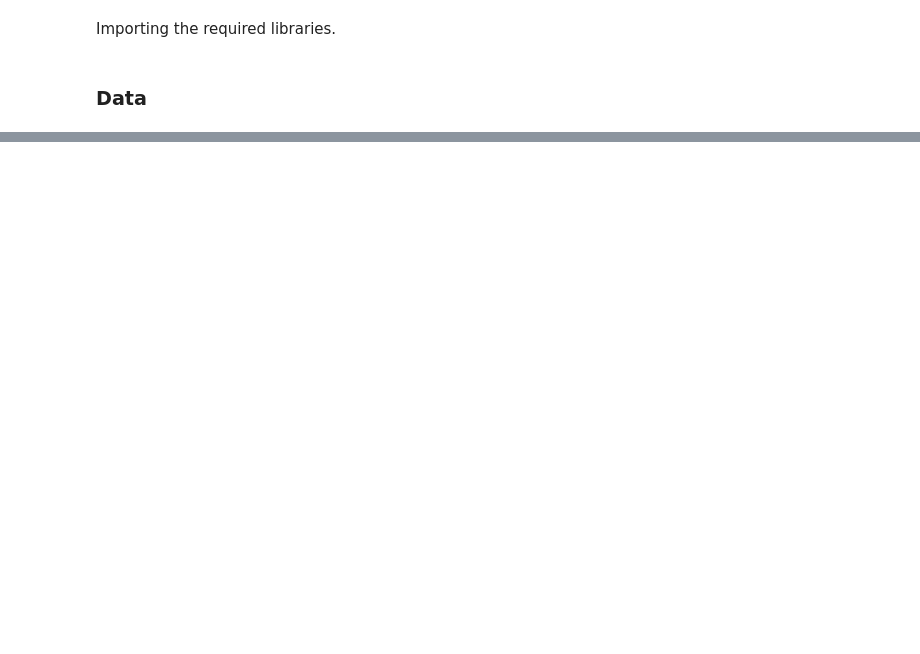
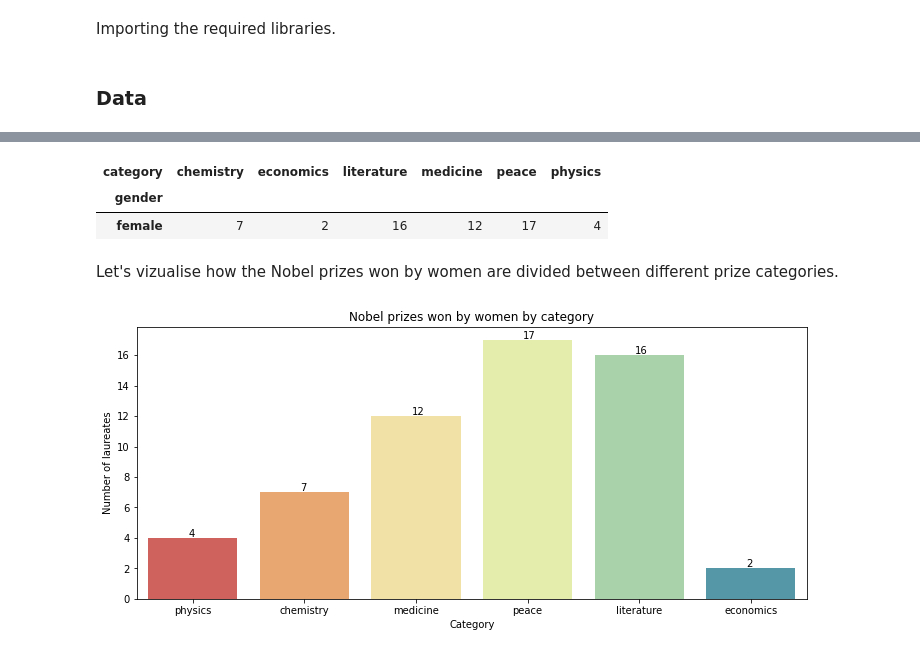
Before and after one commit to tee1e/Nobel-prize-stats, a Jupyter notebook: nobel-prize-data-analysis.ipynb, the cells around one changed output, grey strips where cells are left out. Cells and saved outputs as stored; diff of their text form; code cells hidden in the pictures; blank space fills up the shorter version.

```diff
--- a/nobel-prize-data-analysis.ipynb
+++ b/nobel-prize-data-analysis.ipynb
@@ -24,0 +242,22 @@ nobel_data = pd.read_csv('data/nobel_final.csv')
+# %%
+female_nobel = nobel_data.loc[nobel_data["female_laureate"] == True]
+pd.crosstab(female_nobel["gender"], female_nobel["category"])
+# %% [output]
+| category | chemistry | economics | literature | medicine | peace | physics |
+| gender |  |  |  |  |  |  |
+| female | 7 | 2 | 16 | 12 | 17 | 4 |
+# %% [markdown]
+Let's vizualise how the Nobel prizes won by women are divided between different prize categories.
+# %%
+plt.figure(figsize=(12,5))
+ax = sns.countplot(data=female_nobel, x='category', palette='Spectral')
+plt.xlabel('Category')
+plt.ylabel('Number of laureates')
+plt.title('Nobel prizes won by women by category')
+
+for p in ax.patches:
+    ax.annotate(p.get_height(), (p.get_x()+0.36, p.get_height()+0.1))
+
+plt.show()
+# %% [output]
+[figure, added]
```
Also changed, not shown: parts of 80 cells of this notebook, 2 other files.
